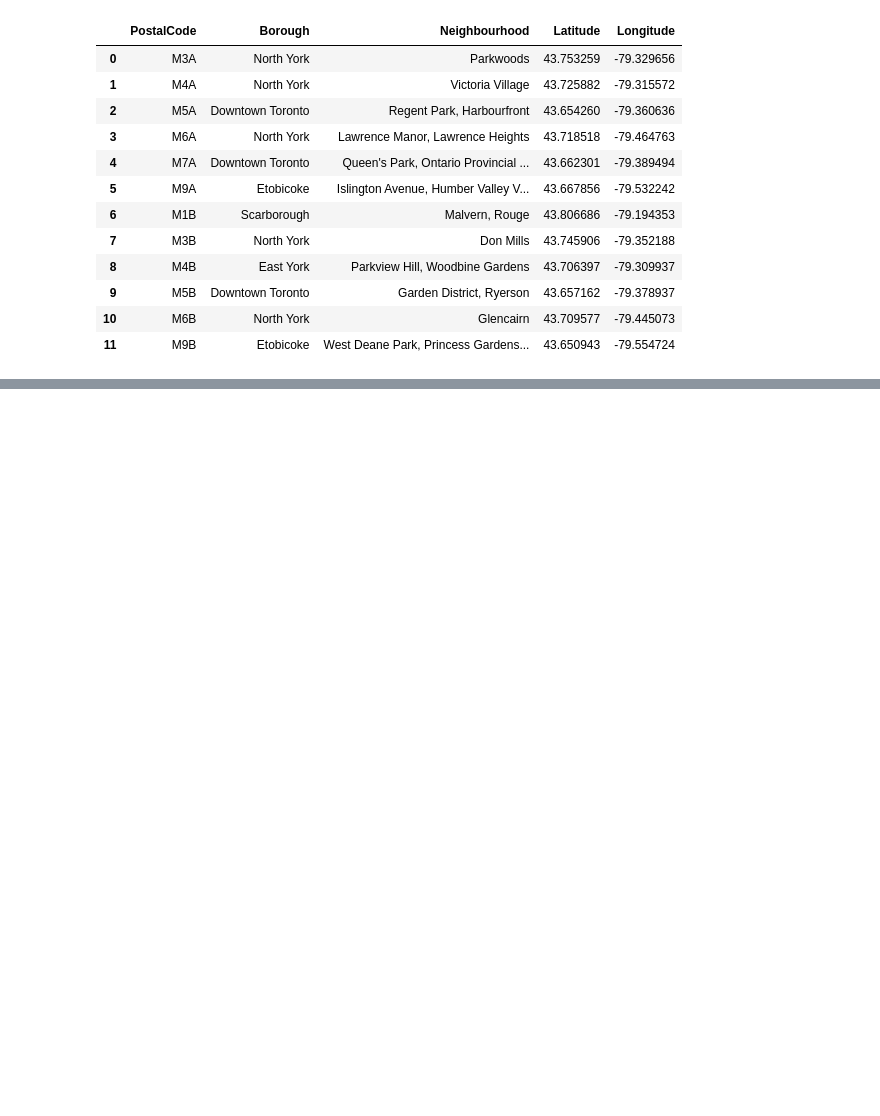
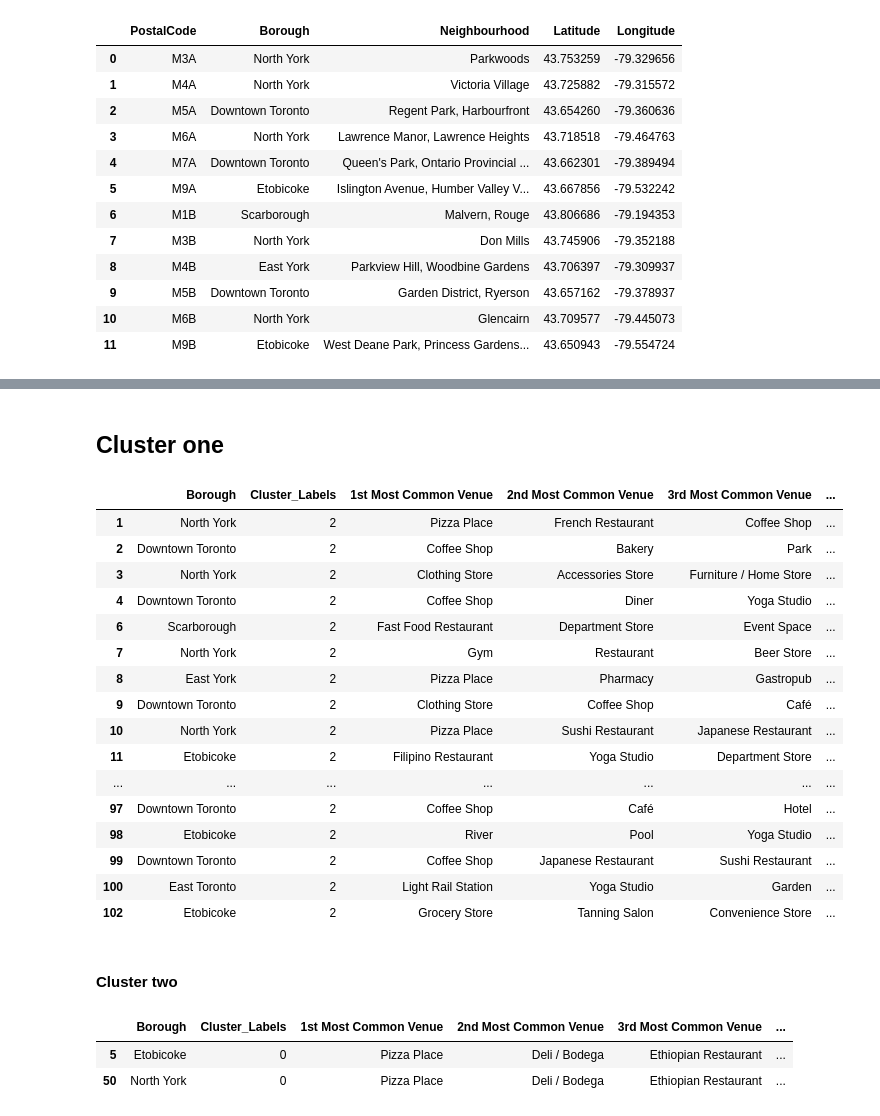
Before and after one commit to samueldesalegn/Assignment_clustering_segmenting_toronto, a Jupyter notebook: Toronto_city_neighbors_clustering.ipynb, the cells around one changed output, grey strips where cells are left out. Saved outputs shown, nothing was run; the diff lists cells and outputs as text; code cells hidden in the pictures; blank space fills up the shorter version.

Commit message:
Published from Watson Studio.

```diff
--- a/Toronto_city_neighbors_clustering.ipynb
+++ b/Toronto_city_neighbors_clustering.ipynb
@@ -187,0 +487,3 @@ df_toronto.head(12)
+# %%
+# add clustering labels
+neighbourhoods_venues_sorted.insert(0, 'Cluster_Labels', kmeans.labels_)
@@ -187,0 +492,7 @@ df_toronto.head(12)
+# %%
+toronto_merged = df_toronto
+
+# merge toronto_grouped with toronto_data to add latitude/longitude for each neighborhood
+toronto_merged = toronto_merged.join(neighbourhoods_venues_sorted.set_index('Neighbourhood'), on='Neighbourhood')
+
+toronto_merged.head() # check the last columns!
@@ -187,0 +506,4 @@ df_toronto.head(12)
+# %%
+toronto_merged=toronto_merged.dropna()
+# %%
+toronto_merged['Cluster_Labels'] = toronto_merged.Cluster_Labels.astype(int)
@@ -187,0 +536,30 @@ df_toronto.head(12)
+# %% [markdown]
+## Cluster one
+# %%
+toronto_merged.loc[toronto_merged['Cluster_Labels'] == 2, toronto_merged.columns[[1] + list(range(5, toronto_merged.shape[1]))]]
+# %% [output]
+|  | Borough | Cluster_Labels | 1st Most Common Venue | 2nd Most Common Venue | 3rd Most Common Venue | ... |
+| 1 | North York | 2 | Pizza Place | French Restaurant | Coffee Shop | ... |
+| 2 | Downtown Toronto | 2 | Coffee Shop | Bakery | Park | ... |
+| 3 | North York | 2 | Clothing Store | Accessories Store | Furniture / Home Store | ... |
+| 4 | Downtown Toronto | 2 | Coffee Shop | Diner | Yoga Studio | ... |
+| 6 | Scarborough | 2 | Fast Food Restaurant | Department Store | Event Space | ... |
+| 7 | North York | 2 | Gym | Restaurant | Beer Store | ... |
+| 8 | East York | 2 | Pizza Place | Pharmacy | Gastropub | ... |
+| 9 | Downtown Toronto | 2 | Clothing Store | Coffee Shop | Café | ... |
+| 10 | North York | 2 | Pizza Place | Sushi Restaurant | Japanese Restaurant | ... |
+| 11 | Etobicoke | 2 | Filipino Restaurant | Yoga Studio | Department Store | ... |
+| ... | ... | ... | ... | ... | ... | ... |
+| 97 | Downtown Toronto | 2 | Coffee Shop | Café | Hotel | ... |
+| 98 | Etobicoke | 2 | River | Pool | Yoga Studio | ... |
+| 99 | Downtown Toronto | 2 | Coffee Shop | Japanese Restaurant | Sushi Restaurant | ... |
+| 100 | East Toronto | 2 | Light Rail Station | Yoga Studio | Garden | ... |
+| 102 | Etobicoke | 2 | Grocery Store | Tanning Salon | Convenience Store | ... |
+# %% [markdown]
+#### Cluster two
+# %%
+toronto_merged.loc[toronto_merged['Cluster_Labels'] == 0, toronto_merged.columns[[1] + list(range(5, toronto_merged.shape[1]))]]
+# %% [output]
+|  | Borough | Cluster_Labels | 1st Most Common Venue | 2nd Most Common Venue | 3rd Most Common Venue | ... |
+| 5 | Etobicoke | 0 | Pizza Place | Deli / Bodega | Ethiopian Restaurant | ... |
+| 50 | North York | 0 | Pizza Place | Deli / Bodega | Ethiopian Restaurant | ... |
```
Also changed, not shown: parts of 32 cells of this notebook.
